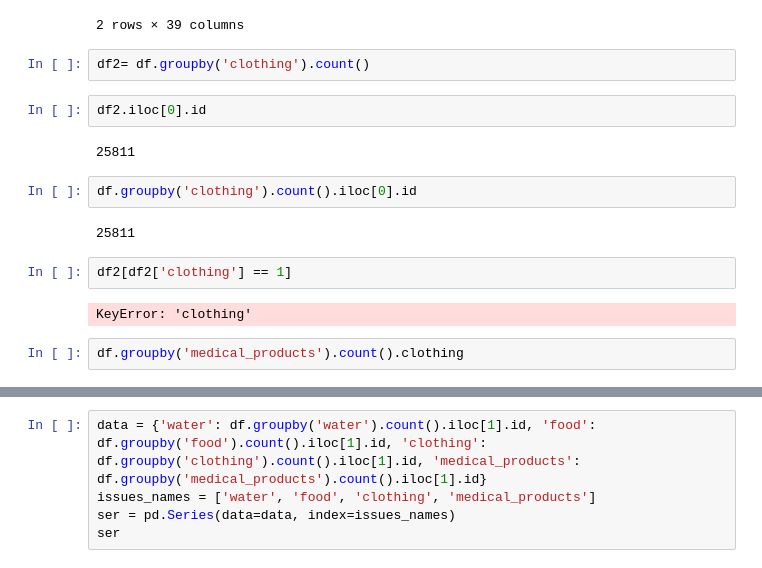
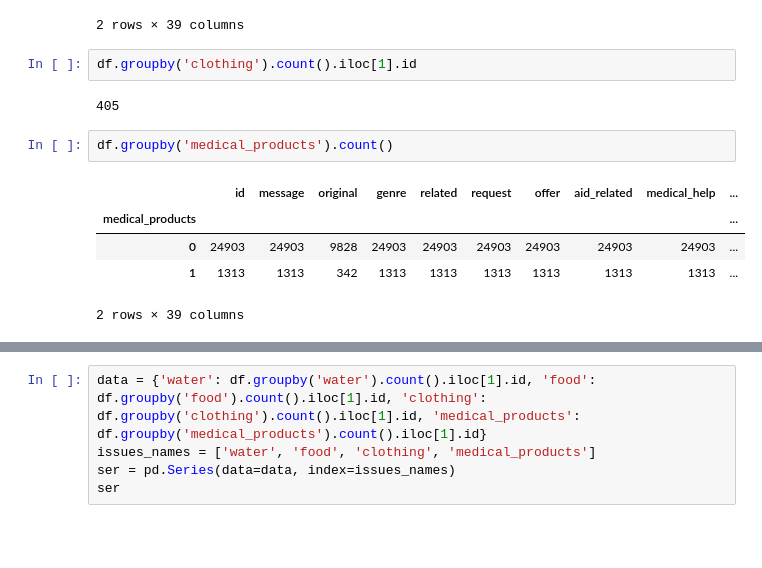
Before and after one commit to user235p/DisasterResponse, a Jupyter notebook: notebooks/ETL Pipeline Preparation.ipynb, the cells around one changed output, grey strips where cells are left out. Cells and saved outputs as stored; diff of their text form; blank space fills up the shorter version.

```diff
--- a/notebooks/ETL Pipeline Preparation.ipynb
+++ b/notebooks/ETL Pipeline Preparation.ipynb
@@ -298,18 +298,14 @@ df.groupby('clothing').count()
 | 1 | 405 | 405 | 100 | 405 | 405 | 405 | 405 | 405 | 405 | ... |
 2 rows × 39 columns
 # %%
-df2= df.groupby('clothing').count()
+df.groupby('clothing').count().iloc[1].id
+# %% [output]
+405
-# %%
-df2.iloc[0].id
-# %% [output]
-25811
 # %%
-df.groupby('clothing').count().iloc[0].id
+df.groupby('medical_products').count()
 # %% [output]
+|  | id | message | original | genre | related | request | offer | aid_related | medical_help | ... |
+| medical_products |  |  |  |  |  |  |  |  |  | ... |
+| 0 | 24903 | 24903 | 9828 | 24903 | 24903 | 24903 | 24903 | 24903 | 24903 | ... |
+| 1 | 1313 | 1313 | 342 | 1313 | 1313 | 1313 | 1313 | 1313 | 1313 | ... |
-25811
+2 rows × 39 columns
-# %%
-df2[df2['clothing'] == 1]
-# %% [output]
-KeyError: 'clothing'
-# %%
-df.groupby('medical_products').count().clothing
```
Also changed, not shown: parts of 2 cells of this notebook, 2 other files.
